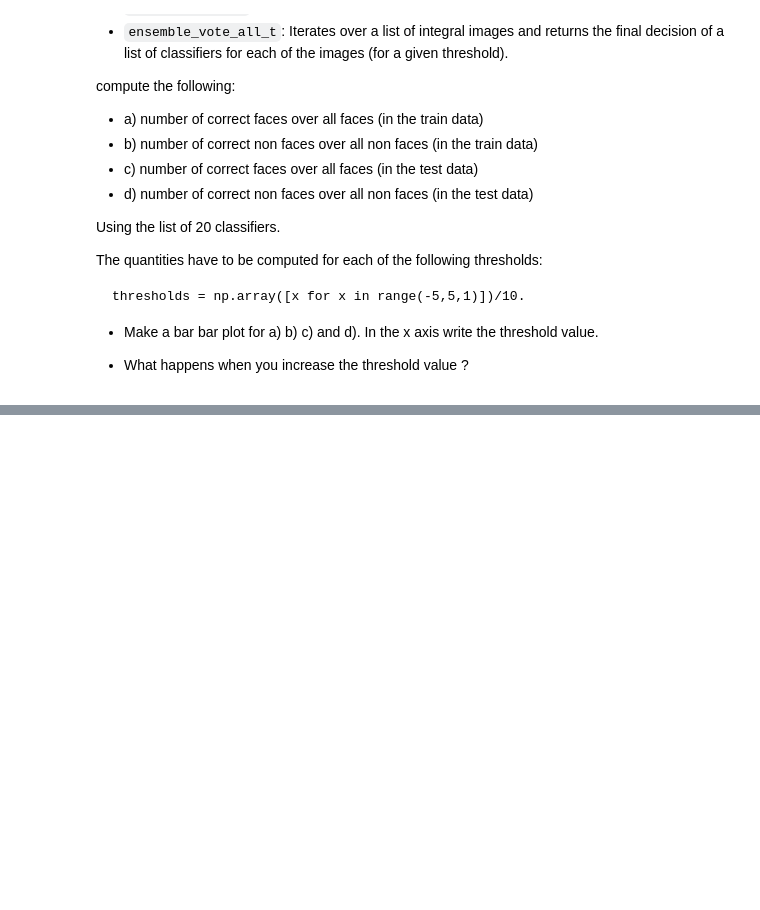
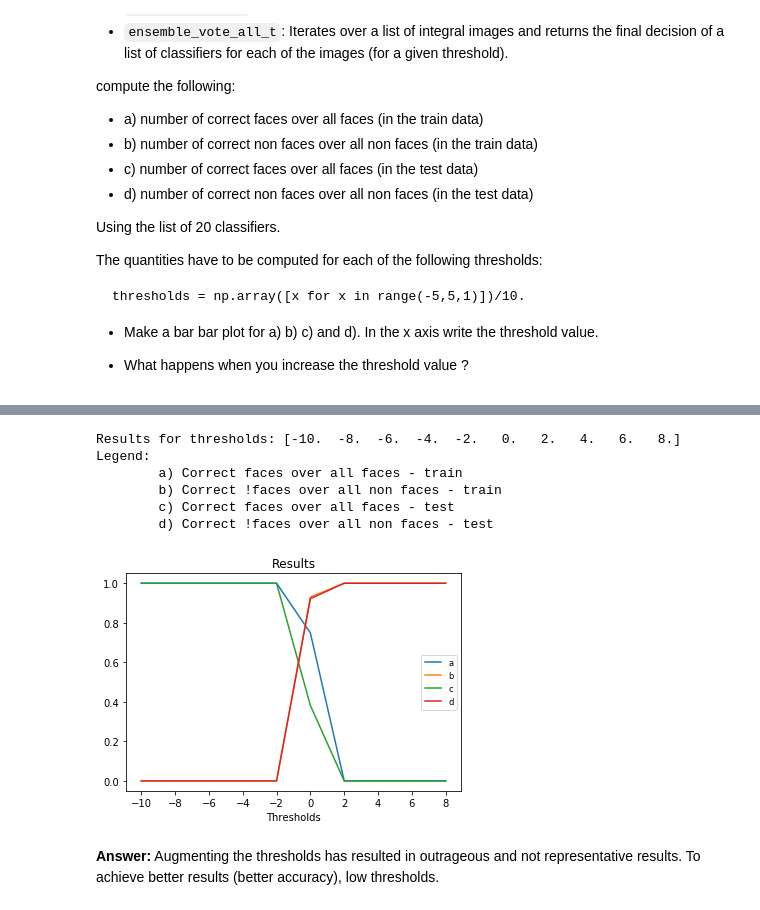
Before and after one commit to leRoderic/VA_19, a Jupyter notebook: P6/P6_JoelBolwijn_RodrigoCabezas.ipynb, the cells around one changed output, grey strips where cells are left out. Drawn from its saved outputs; the diff is of its cells as text; code cells hidden in the pictures; blank space fills up the shorter version.

```diff
--- a/P6/P6_JoelBolwijn_RodrigoCabezas.ipynb
+++ b/P6/P6_JoelBolwijn_RodrigoCabezas.ipynb
@@ -659,28 +701,20 @@ def print_t(classifiers20, threshold):
-# %%
-# We iterate over all the thresholds and compute the 4 values for each one, with our function print_t().
-for t in thresholds:
-    a,b,c,d = print_results_t(classifiers20, t)
-    correct_faces_train_t.append(a)
-    correct_non_faces_train_t.append(b)
-    correct_faces_test_t.append(c)
-    correct_non_faces_test_t.append(d)
-
-# We define a function plot_bars(), where our parameters are the 4 values needed and the thresholds.
-def plot_bars(thresholds, training_f_ok,training_nf_ok,testing_f_ok,testing_nf_ok):
-    # Define the array of thresholds.
-    x = np.array([i for i in range(len(thresholds))])
-
-    # We define the features that we want our graph to have.
-    ax = plt.subplot(111)
-    ax.bar(x-0.3, correct_faces_train_t, width=0.3, color='g', align='center')
-    ax.bar(x-0.1, correct_non_faces_train_t, width=0.3, color='b', align='center')
-    ax.bar(x+0.1, correct_faces_test_t, width=0.3, color='y', align='center')
-    ax.bar(x+0.3, correct_non_faces_test_t, width=0.3, color='r', align='center')
-    ax.set_xticks(np.arange(len(x)))
-    plt.xlabel('Threshold')
-    plt.ylabel('Percentage %')
-    plt.xticks(x, thresholds)
-    plt.show()
-
-# Call the function plot to get the results.
-plot_bars(thresholds, training_f_ok,training_nf_ok,testing_f_ok,testing_nf_ok)
+# %%
+th = thresholds*20
+
+correct_faces_train_t2 = [ensemble_vote_all_t(faces_ii_training, classifiers20, t) for t in th]
+correct_non_faces_train_t2 = [ensemble_vote_all_t(non_faces_ii_training, classifiers20, t) for t in th]
+correct_faces_test_t2 = [ensemble_vote_all_t(faces_ii_testing, classifiers20, t) for t in th]
+correct_non_faces_test_t2 = [ensemble_vote_all_t(non_faces_ii_testing, classifiers20, t) for t in th]
+
+plot_results(correct_faces_train_t2, correct_non_faces_train_t2, correct_faces_test_t2,
+             correct_non_faces_test_t2, th)
+# %% [output]
+Results for thresholds: [-10.  -8.  -6.  -4.  -2.   0.   2.   4.   6.   8.]
+Legend:
+        a) Correct faces over all faces - train
+        b) Correct !faces over all non faces - train
+        c) Correct faces over all faces - test
+        d) Correct !faces over all non faces - test
+[figure, added]
+# %% [markdown]
+**Answer:** Augmenting the thresholds has resulted in outrageous and not representative results. To achieve better results (better accuracy), low thresholds.
```
Also changed, not shown: parts of 25 cells of this notebook, 1 other file.
